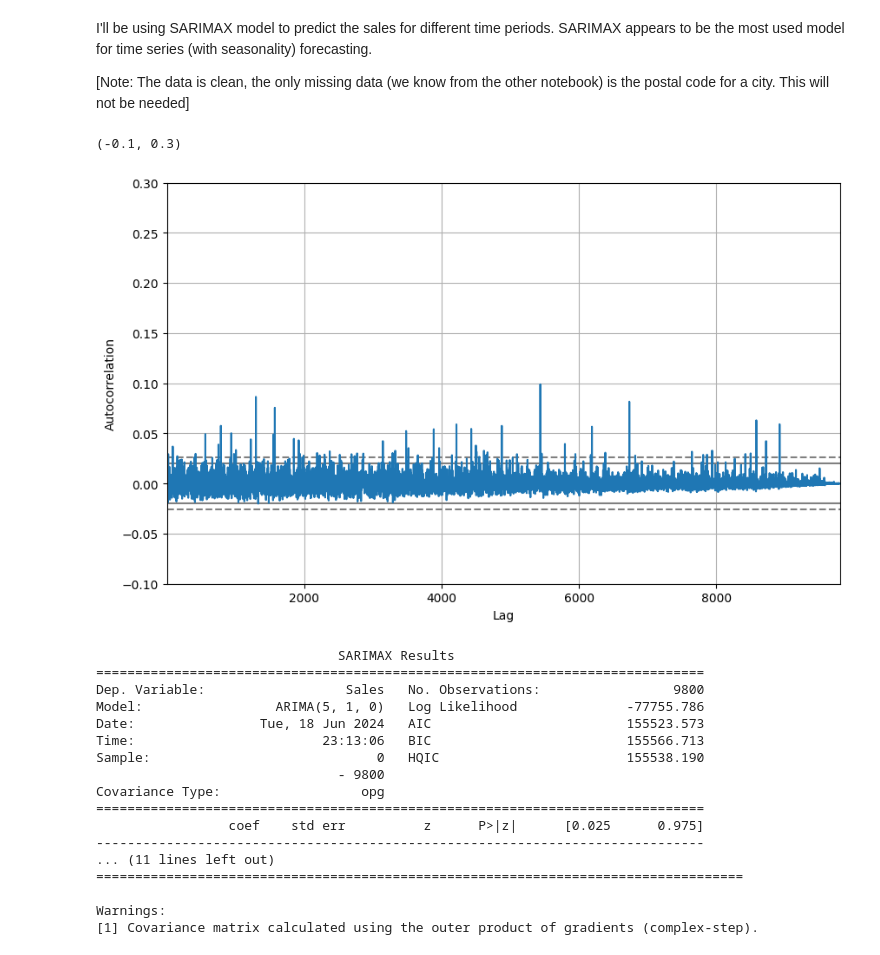
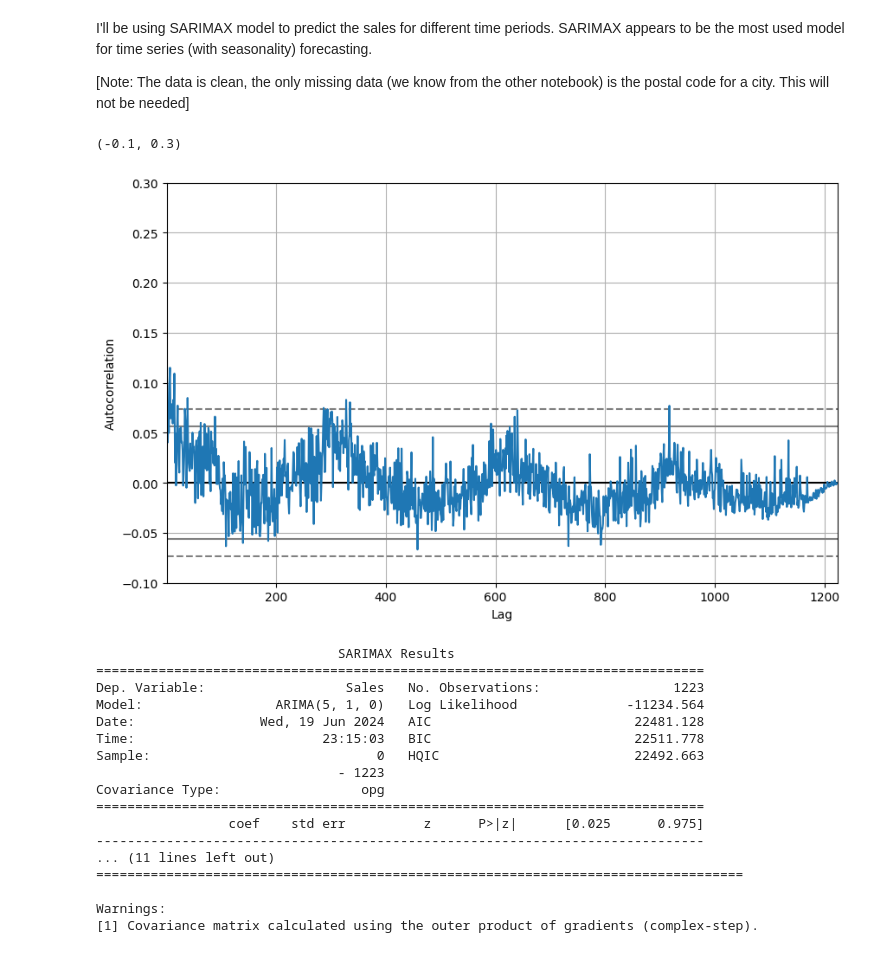
Before and after one commit to MrIsCM/DataProjects, a Jupyter notebook: P1_Sales_DA/predictions.ipynb, the cells around one changed output. Cells and saved outputs as stored; diff of their text form; code cells hidden in the pictures.

```diff
--- a/P1_Sales_DA/predictions.ipynb
+++ b/P1_Sales_DA/predictions.ipynb
@@ -29,27 +29,29 @@ data.sort_values('Order Date', inplace=True, ascending=True)
 data.set_index('Order Date', inplace=True)
 # %%
 df = pd.DataFrame(data['Sales'])
+df = df.groupby('Order Date').sum()
+train_data = df.iloc[:-7]
 # %%
 plt.figure(figsize=(10, 6))
-pd.plotting.autocorrelation_plot(df['Sales'])
+pd.plotting.autocorrelation_plot(train_data['Sales'])
 
 plt.ylim(-0.1, 0.3)
 # %% [output]
 (-0.1, 0.3)
-[figure, old version]
+[figure, new version]
 # %%
-model = ARIMA(data['Sales'], order=(5, 1, 0))
+model = ARIMA(train_data['Sales'], order=(5, 1, 0))
 model_fit = model.fit()
 print(model_fit.summary())
 # %% [output]
                                SARIMAX Results
 ==============================================================================
-Dep. Variable:                  Sales   No. Observations:                 9800
-Model:                 ARIMA(5, 1, 0)   Log Likelihood              -77755.786
-Date:                Tue, 18 Jun 2024   AIC                         155523.573
-Time:                        23:13:06   BIC                         155566.713
-Sample:                             0   HQIC                        155538.190
-                               - 9800
+Dep. Variable:                  Sales   No. Observations:                 1223
+Model:                 ARIMA(5, 1, 0)   Log Likelihood              -11234.564
+Date:                Wed, 19 Jun 2024   AIC                          22481.128
+Time:                        23:15:03   BIC                          22511.778
+Sample:                             0   HQIC                         22492.663
+                               - 1223
 Covariance Type:                  opg
 ==============================================================================
                  coef    std err          z      P>|z|      [0.025      0.975]
```
Also changed, not shown: parts of 8 cells of this notebook.
